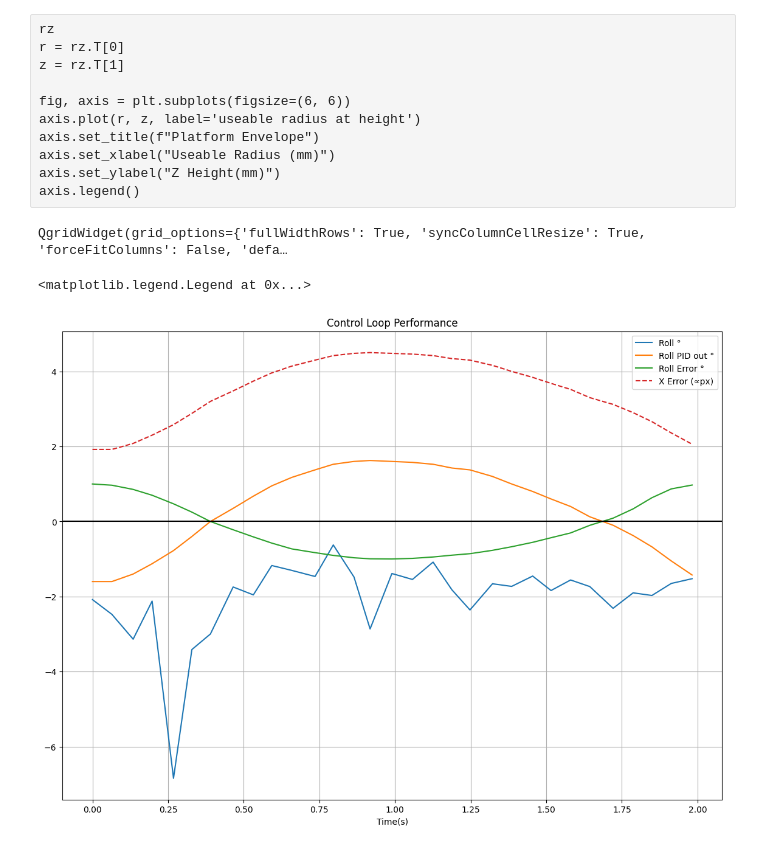
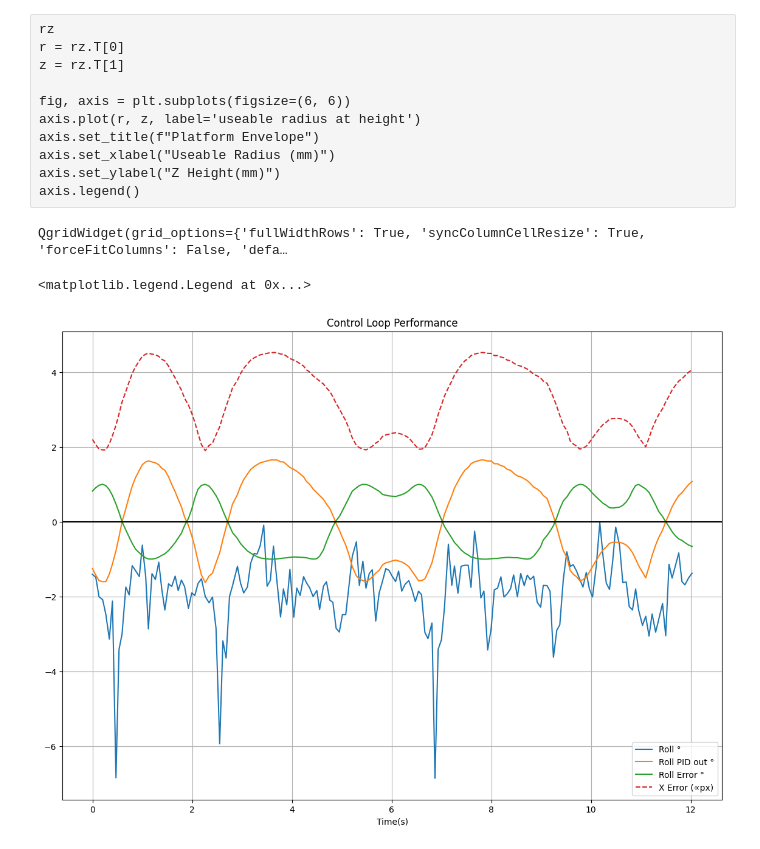
Before and after one commit to ivorjawa/StewartPlatform, a Jupyter notebook: StewartPlatformNotes.ipynb, the cells around one changed output. Cells and saved outputs as stored; diff of their text form; code cells hidden in the pictures.

```diff
--- a/StewartPlatformNotes.ipynb
+++ b/StewartPlatformNotes.ipynb
@@ -595,48 +595,46 @@ axis.legend()
 ds = u'\N{DEGREE SIGN}'
 ptoo = u'\N{PROPORTIONAL TO}'
 
 #pidposedf = pd.read_csv("Pose_est-2024-06-24T12:25:39.463067.csv")
 #pidposedf = pidposedf[0:78]
-pidposedf = pd.read_csv("Pose_est-2024-06-25T15:44:50.474881.csv")
-pidposedf = pidposedf[3:34]
-tim = pidposedf['time'].to_numpy()
-tim = tim-tim[0]
+
+
+
+pidposedf = pd.read_csv("Pose_est-2024-06-25T15:44:50.474881.csv") #database
+#pidposedf = pidposedf[3:34]
+asnum = lambda k: pidposedf[k].to_numpy() # converts from text to numeric array
+
+tim = asnum('time')
+tim = tim-tim[0]    # make time zero-offset
 pidposedf['time'] = tim
 pidpose_widget = qgrid.show_grid(pidposedf,
                             grid_options={'forceFitColumns': False, 'defaultColumnWidth': 100},
                             show_toolbar=True)
-display(pidpose_widget)
+display(pidpose_widget) # display database as spreadsheet
 
-fig, axis = plt.subplots(figsize=(14, 10))
-#ax.set_aspect('equal')
+fig, axis = plt.subplots(figsize=(14, 10)) #inches, I think
+#ax.set_aspect('equal') # or don't
 
-asnum = lambda k: pidposedf[k].to_numpy()
-
-# higher numbers, like c3x have newer data than c2x, etc
 pscale = 100 # pixels
 
 roll = asnum('roll')
-rpe = asnum('roll_pid_out')*5
+rpe = asnum('roll_pid_out')*5 # pid output -1..1, but represents +- 5 degrees
 rollerr = asnum('rollerr')/asnum('ballradscale')
-cx = asnum('c3x')/pscale
-cy = asnum('c3y')/pscale
+cx = asnum('c3x')/pscale # higher numbers, like c3x have newer data than c2x, etc
+cy = asnum('c3y')/pscale # center of ball as detected
 
 axis.plot(tim, roll, label=f"Roll {ds}")
 axis.plot(tim, rpe, label=f"Roll PID out {ds}")
 axis.plot(tim, rollerr, label=f"Roll Error {ds}")
 axis.plot(tim, cx, '--', label=f"X Error ({ptoo}px)") # roll
-#axis.plot(tim, cy, '--', label=f"Y Error ({ptoo}px)") # pitch
-
-
-
 
 axis.set_title("Control Loop Performance")
 axis.set_xlabel("Time(s)")
 axis.axhline(0,color='black')
 
 axis.grid()
 axis.legend()
 # %% [output]
 QgridWidget(grid_options={'fullWidthRows': True, 'syncColumnCellResize': True, 'forceFitColumns': False, 'defa…
 <matplotlib.legend.Legend at 0x...>
-[figure, old version]
+[figure, new version]
```
Also changed, not shown: 1 other file.
